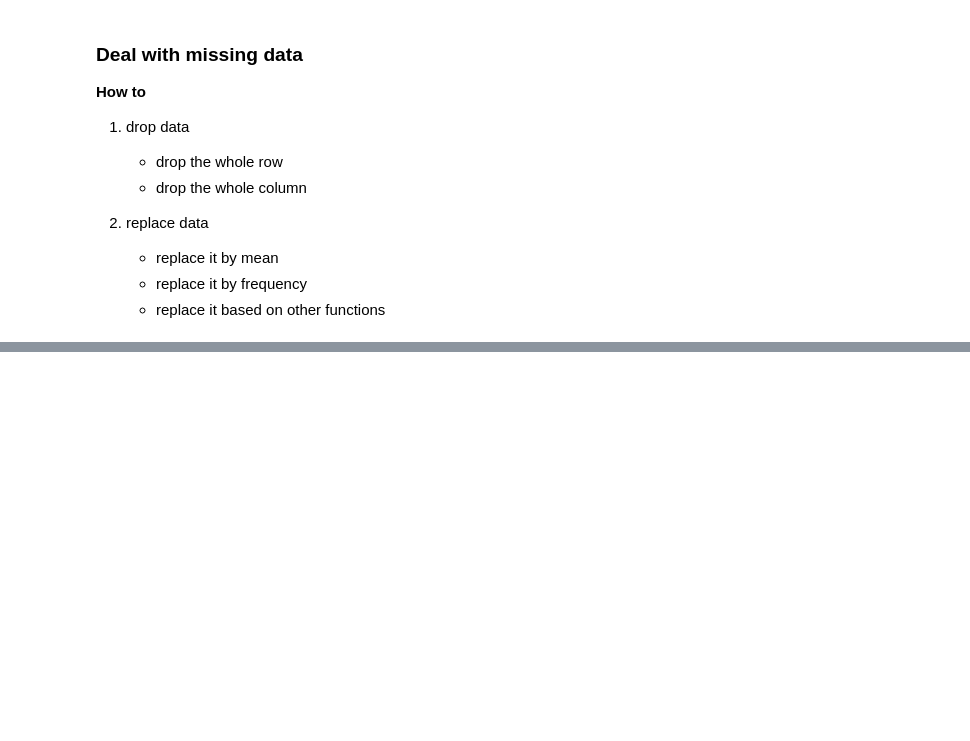
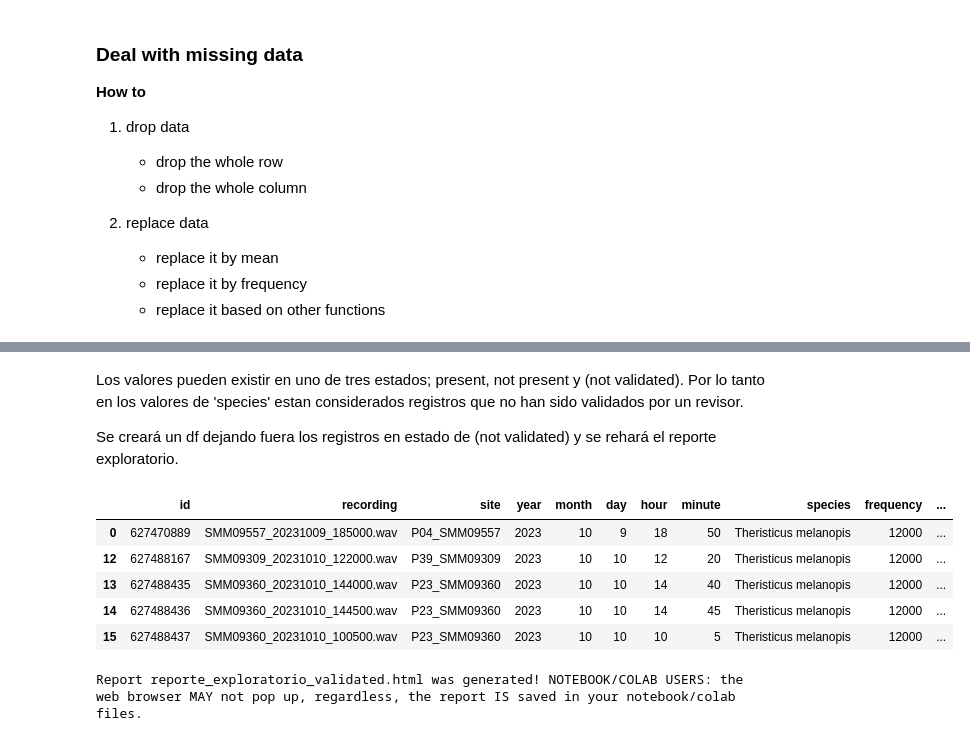
Before and after one commit to camilobehrens/Data_Science_ll, a Jupyter notebook: pre_entregas/5_actividad_practica.ipynb, the cells around one changed output, grey strips where cells are left out. Saved outputs shown, nothing was run; the diff lists cells and outputs as text; code cells hidden in the pictures; blank space fills up the shorter version.

```diff
--- a/pre_entregas/5_actividad_practica.ipynb
+++ b/pre_entregas/5_actividad_practica.ipynb
@@ -102,0 +172,25 @@ Name: count, dtype: int64
+# %% [markdown]
+Los valores pueden existir en uno de tres estados; present, not present y (not validated).
+Por lo tanto en los valores de 'species' estan considerados registros que no han sido validados por un revisor.
+
+Se creará un df dejando fuera los registros en estado de (not validated) y se rehará el reporte exploratorio.
+# %%
+df_validated = df[df['validated'] != '(not validated)']
+df_validated.head()
+# %% [output]
+|  | id | recording | site | year | month | day | hour | minute | species | frequency | ... |
+| 0 | 627470889 | SMM09557_20231009_185000.wav | P04_SMM09557 | 2023 | 10 | 9 | 18 | 50 | Theristicus melanopis | 12000 | ... |
+| 12 | 627488167 | SMM09309_20231010_122000.wav | P39_SMM09309 | 2023 | 10 | 10 | 12 | 20 | Theristicus melanopis | 12000 | ... |
+| 13 | 627488435 | SMM09360_20231010_144000.wav | P23_SMM09360 | 2023 | 10 | 10 | 14 | 40 | Theristicus melanopis | 12000 | ... |
+| 14 | 627488436 | SMM09360_20231010_144500.wav | P23_SMM09360 | 2023 | 10 | 10 | 14 | 45 | Theristicus melanopis | 12000 | ... |
+| 15 | 627488437 | SMM09360_20231010_100500.wav | P23_SMM09360 | 2023 | 10 | 10 | 10 | 5 | Theristicus melanopis | 12000 | ... |
+# %%
+import sweetviz as sv
+
+# Crear un reporte exploratorio con Sweetviz
+reporte = sv.analyze(df_validated)
+
+# Guardar el reporte en un archivo HTML
+reporte.show_html("reporte_exploratorio_validated.html")
+# %% [output]
+Report reporte_exploratorio_validated.html was generated! NOTEBOOK/COLAB USERS: the web browser MAY not pop up, regardless, the report IS saved in your notebook/colab files.
```
Also changed, not shown: parts of 7 cells of this notebook, 2 other files.
